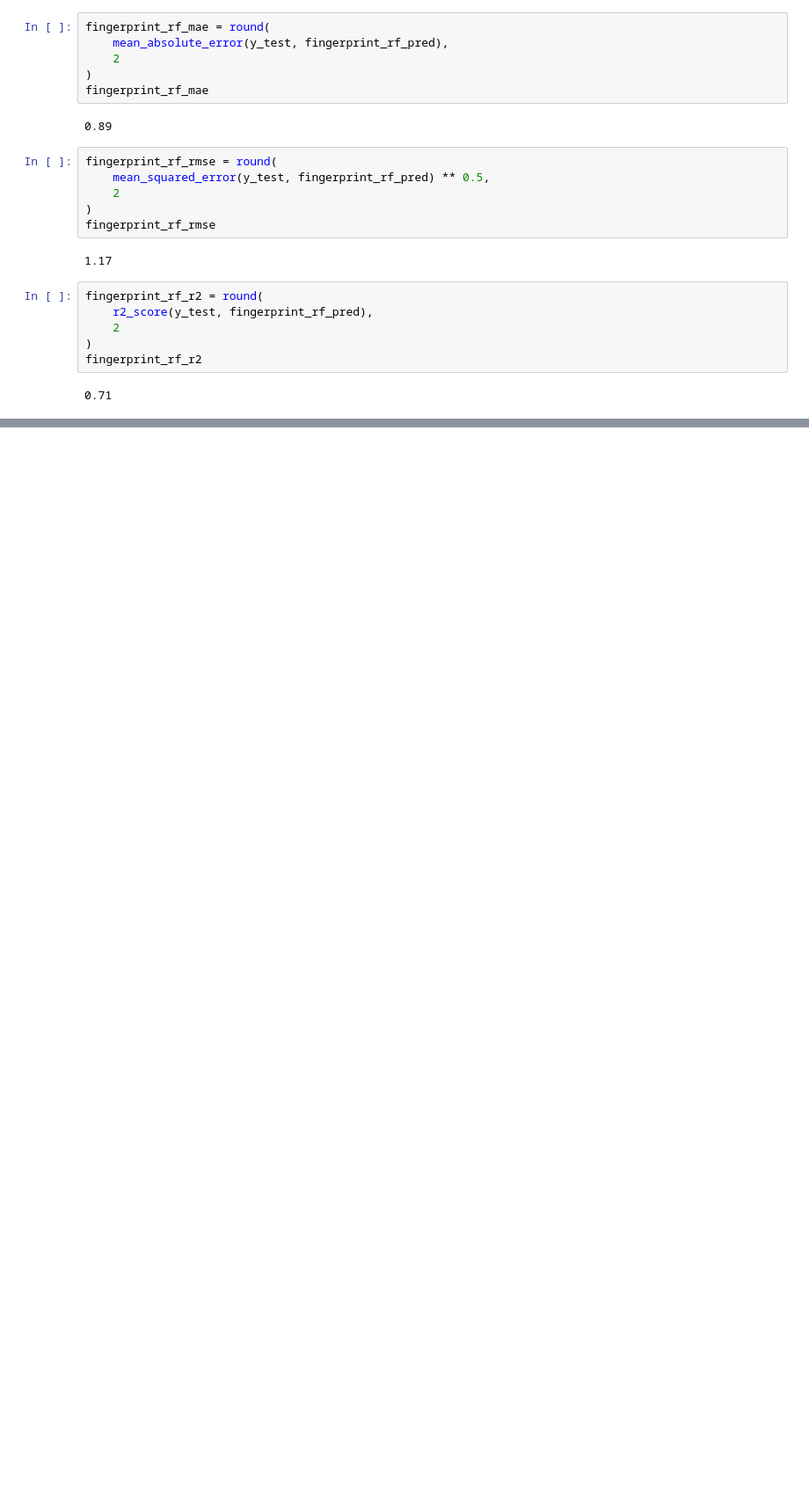
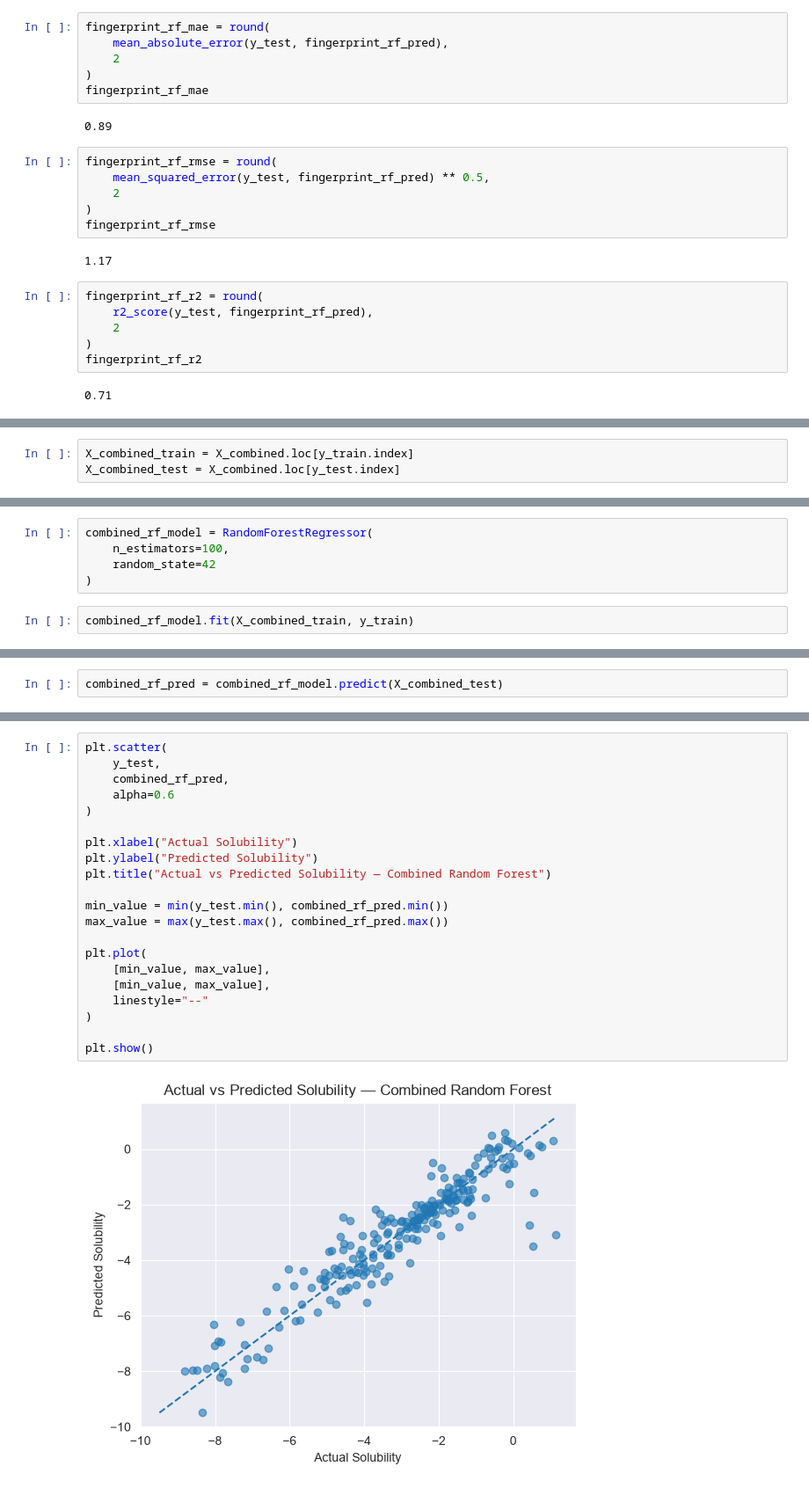
Before and after one commit to bernakayaoglu/Molecular-Solubility-Analysis, a Jupyter notebook: Molecular_Solubility_Analysis.ipynb, the cells around one changed output, grey strips where cells are left out. Shown at 88% size. Drawn from its saved outputs; the diff is of its cells as text; blank space fills up the shorter version.

Commit message:
Finalize solubility analysis and project documentation

```diff
--- a/Molecular_Solubility_Analysis.ipynb
+++ b/Molecular_Solubility_Analysis.ipynb
@@ -1862,0 +1893,3 @@ These results suggest that molecular descriptors and fingerprints provide differ
+# %%
+X_combined_train = X_combined.loc[y_train.index]
+X_combined_test = X_combined.loc[y_test.index]
@@ -1862,0 +1900,7 @@ These results suggest that molecular descriptors and fingerprints provide differ
+# %%
+combined_rf_model = RandomForestRegressor(
+    n_estimators=100,
+    random_state=42
+)
+# %%
+combined_rf_model.fit(X_combined_train, y_train)
@@ -1862,0 +1909,2 @@ These results suggest that molecular descriptors and fingerprints provide differ
+# %%
+combined_rf_pred = combined_rf_model.predict(X_combined_test)
@@ -1862,0 +1992,23 @@ These results suggest that molecular descriptors and fingerprints provide differ
+# %%
+plt.scatter(
+    y_test,
+    combined_rf_pred,
+    alpha=0.6
+)
+
+plt.xlabel("Actual Solubility")
+plt.ylabel("Predicted Solubility")
+plt.title("Actual vs Predicted Solubility — Combined Random Forest")
+
+min_value = min(y_test.min(), combined_rf_pred.min())
+max_value = max(y_test.max(), combined_rf_pred.max())
+
+plt.plot(
+    [min_value, max_value],
+    [min_value, max_value],
+    linestyle="--"
+)
+
+plt.show()
+# %% [output]
+[figure, added]
```
Also changed, not shown: parts of 73 cells of this notebook, 2 other files.
